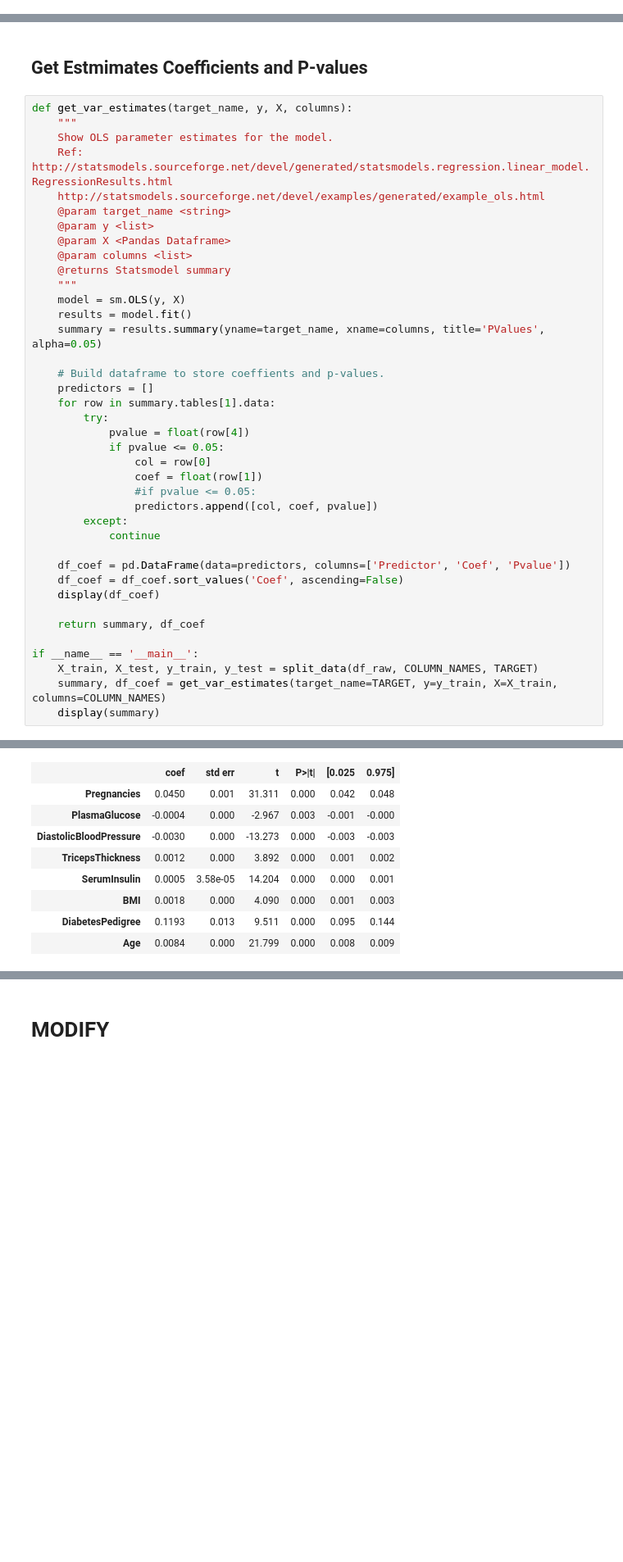
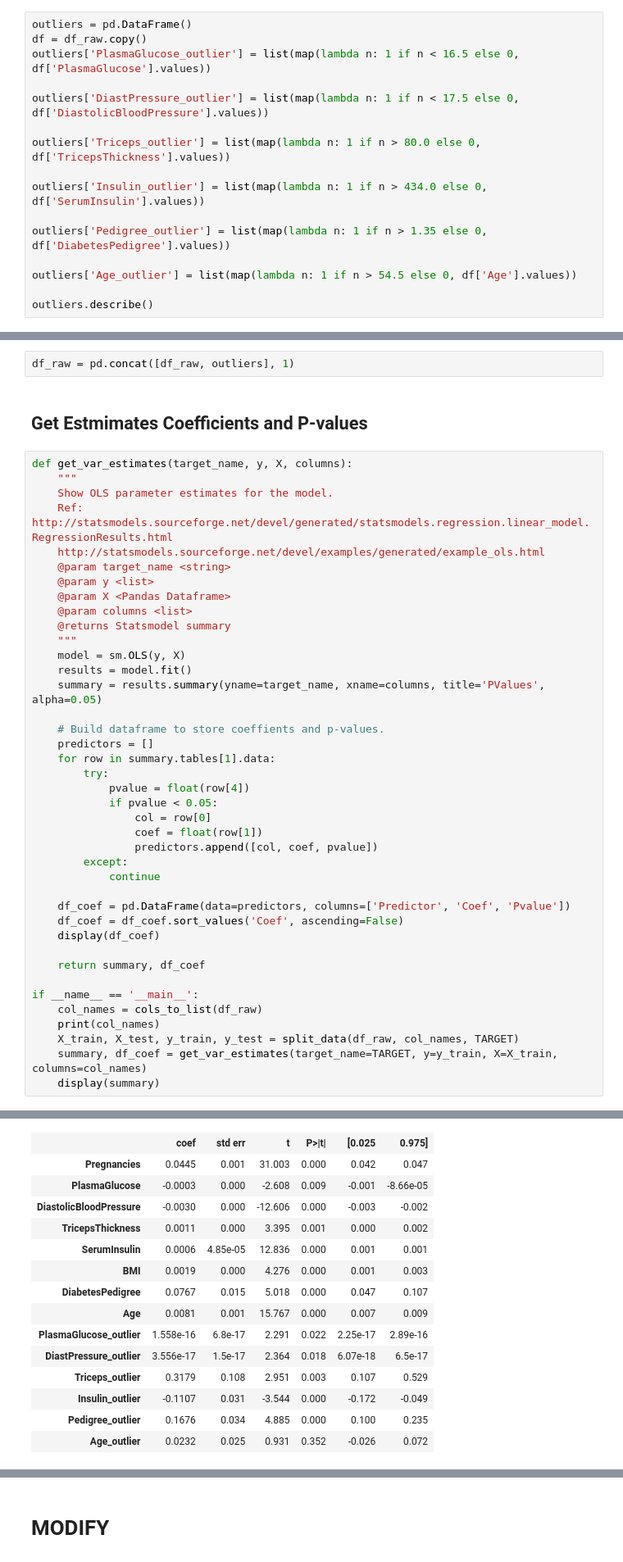
Before and after one commit to jbonfardeci/dl_data_science_week03, a Jupyter notebook: Logit_Diabetes.ipynb, the cells around one changed output, grey strips where cells are left out. Shown at 82% size. Cells and saved outputs as stored; diff of their text form; blank space fills up the shorter version.

Commit message:
outliers

```diff
--- a/Logit_Diabetes.ipynb
+++ b/Logit_Diabetes.ipynb
@@ -151,0 +168,16 @@ Populating the interactive namespace from numpy and matplotlib
+# %%
+outliers = pd.DataFrame()
+df = df_raw.copy()
+outliers['PlasmaGlucose_outlier'] = list(map(lambda n: 1 if n < 16.5 else 0, df['PlasmaGlucose'].values))
+
+outliers['DiastPressure_outlier'] = list(map(lambda n: 1 if n < 17.5 else 0, df['DiastolicBloodPressure'].values))
+
+outliers['Triceps_outlier'] = list(map(lambda n: 1 if n > 80.0 else 0, df['TricepsThickness'].values))
+
+outliers['Insulin_outlier'] = list(map(lambda n: 1 if n > 434.0 else 0, df['SerumInsulin'].values))
+
+outliers['Pedigree_outlier'] = list(map(lambda n: 1 if n > 1.35 else 0, df['DiabetesPedigree'].values))
+
+outliers['Age_outlier'] = list(map(lambda n: 1 if n > 54.5 else 0, df['Age'].values))
+
+outliers.describe()
@@ -152,3 +194,5 @@ Populating the interactive namespace from numpy and matplotlib
+# %%
+df_raw = pd.concat([df_raw, outliers], 1)
 # %% [markdown]
 ## Get Estmimates Coefficients and P-values
 # %%
@@ -172,10 +216,9 @@ def get_var_estimates(target_name, y, X, columns):
     for row in summary.tables[1].data:
         try:
             pvalue = float(row[4])
-            if pvalue <= 0.05:
+            if pvalue < 0.05:
                 col = row[0]
                 coef = float(row[1])
-                #if pvalue <= 0.05:
                 predictors.append([col, coef, pvalue])
         except:
             continue
@@ -187,7 +230,9 @@ def get_var_estimates(target_name, y, X, columns):
     return summary, df_coef
 
 if __name__ == '__main__':
-    X_train, X_test, y_train, y_test = split_data(df_raw, COLUMN_NAMES, TARGET)
-    summary, df_coef = get_var_estimates(target_name=TARGET, y=y_train, X=X_train, columns=COLUMN_NAMES)
+    col_names = cols_to_list(df_raw)
+    print(col_names)
+    X_train, X_test, y_train, y_test = split_data(df_raw, col_names, TARGET)
+    summary, df_coef = get_var_estimates(target_name=TARGET, y=y_train, X=X_train, columns=col_names)
     display(summary)
 # %% [output]
@@ -212,10 +263,16 @@ PValues
 | Covariance Type: | nonrobust |  |  |
 |  | coef | std err | t | P>|t| | [0.025 | 0.975] |
-| Pregnancies | 0.0450 | 0.001 | 31.311 | 0.000 | 0.042 | 0.048 |
-| PlasmaGlucose | -0.0004 | 0.000 | -2.967 | 0.003 | -0.001 | -0.000 |
-| DiastolicBloodPressure | -0.0030 | 0.000 | -13.273 | 0.000 | -0.003 | -0.003 |
-| TricepsThickness | 0.0012 | 0.000 | 3.892 | 0.000 | 0.001 | 0.002 |
-| SerumInsulin | 0.0005 | 3.58e-05 | 14.204 | 0.000 | 0.000 | 0.001 |
-| BMI | 0.0018 | 0.000 | 4.090 | 0.000 | 0.001 | 0.003 |
-| DiabetesPedigree | 0.1193 | 0.013 | 9.511 | 0.000 | 0.095 | 0.144 |
-| Age | 0.0084 | 0.000 | 21.799 | 0.000 | 0.008 | 0.009 |
+| Pregnancies | 0.0445 | 0.001 | 31.003 | 0.000 | 0.042 | 0.047 |
+| PlasmaGlucose | -0.0003 | 0.000 | -2.608 | 0.009 | -0.001 | -8.66e-05 |
+| DiastolicBloodPressure | -0.0030 | 0.000 | -12.606 | 0.000 | -0.003 | -0.002 |
+| TricepsThickness | 0.0011 | 0.000 | 3.395 | 0.001 | 0.000 | 0.002 |
+| SerumInsulin | 0.0006 | 4.85e-05 | 12.836 | 0.000 | 0.001 | 0.001 |
+| BMI | 0.0019 | 0.000 | 4.276 | 0.000 | 0.001 | 0.003 |
+| DiabetesPedigree | 0.0767 | 0.015 | 5.018 | 0.000 | 0.047 | 0.107 |
+| Age | 0.0081 | 0.001 | 15.767 | 0.000 | 0.007 | 0.009 |
+| PlasmaGlucose_outlier | 1.558e-16 | 6.8e-17 | 2.291 | 0.022 | 2.25e-17 | 2.89e-16 |
+| DiastPressure_outlier | 3.556e-17 | 1.5e-17 | 2.364 | 0.018 | 6.07e-18 | 6.5e-17 |
+| Triceps_outlier | 0.3179 | 0.108 | 2.951 | 0.003 | 0.107 | 0.529 |
+| Insulin_outlier | -0.1107 | 0.031 | -3.544 | 0.000 | -0.172 | -0.049 |
+| Pedigree_outlier | 0.1676 | 0.034 | 4.885 | 0.000 | 0.100 | 0.235 |
+| Age_outlier | 0.0232 | 0.025 | 0.931 | 0.352 | -0.026 | 0.072 |
```
Also changed, not shown: parts of 20 cells of this notebook, 11 other files.
